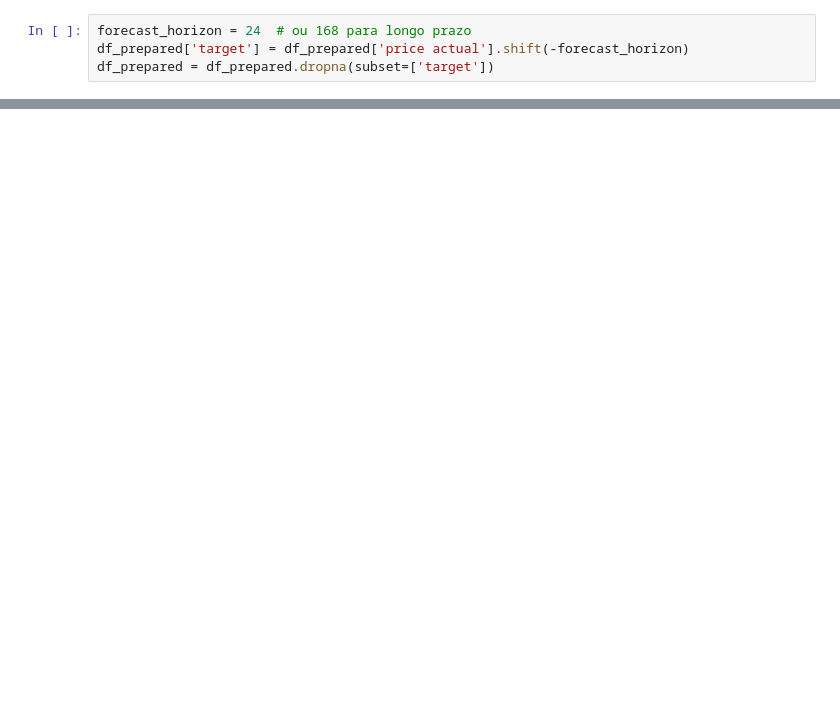
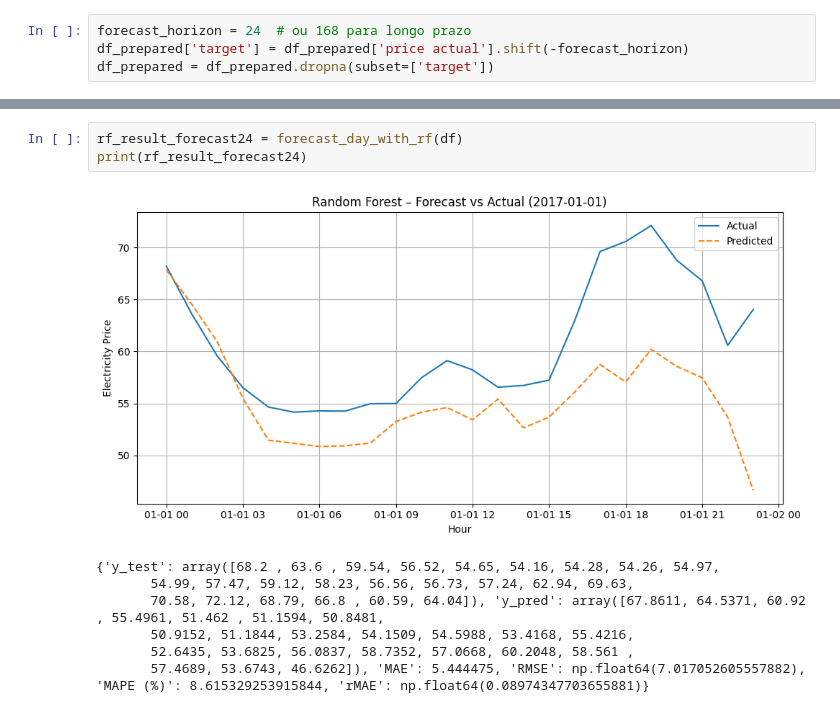
Before and after one commit to GoncaloPereira1201500/DIMEI, a Jupyter notebook: ModelsTrainingAndForecastingShortTerm.ipynb, the cells around one changed output, grey strips where cells are left out. Cells and saved outputs as stored; diff of their text form; blank space fills up the shorter version.

```diff
--- a/ModelsTrainingAndForecastingShortTerm.ipynb
+++ b/ModelsTrainingAndForecastingShortTerm.ipynb
@@ -694,0 +1630,11 @@ plt.show()
+# %%
+rf_result_forecast24 = forecast_day_with_rf(df)
+print(rf_result_forecast24)
+# %% [output]
+[figure, added]
+{'y_test': array([68.2 , 63.6 , 59.54, 56.52, 54.65, 54.16, 54.28, 54.26, 54.97,
+       54.99, 57.47, 59.12, 58.23, 56.56, 56.73, 57.24, 62.94, 69.63,
+       70.58, 72.12, 68.79, 66.8 , 60.59, 64.04]), 'y_pred': array([67.8611, 64.5371, 60.92  , 55.4961, 51.462 , 51.1594, 50.8481,
+       50.9152, 51.1844, 53.2584, 54.1509, 54.5988, 53.4168, 55.4216,
+       52.6435, 53.6825, 56.0837, 58.7352, 57.0668, 60.2048, 58.561 ,
+       57.4689, 53.6743, 46.6262]), 'MAE': 5.444475, 'RMSE': np.float64(7.017052605557882), 'MAPE (%)': 8.615329253915844, 'rMAE': np.float64(0.08974347703655881)}
```
Also changed, not shown: parts of 34 cells of this notebook, 3 other files.
